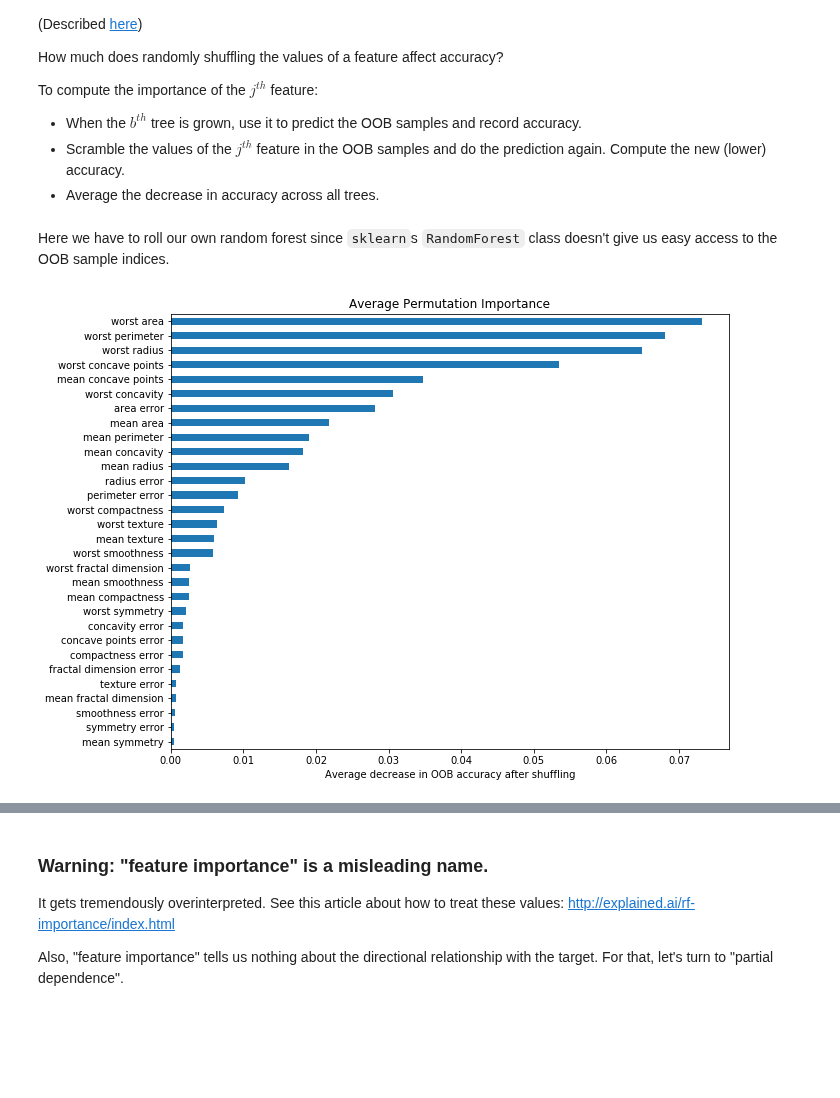
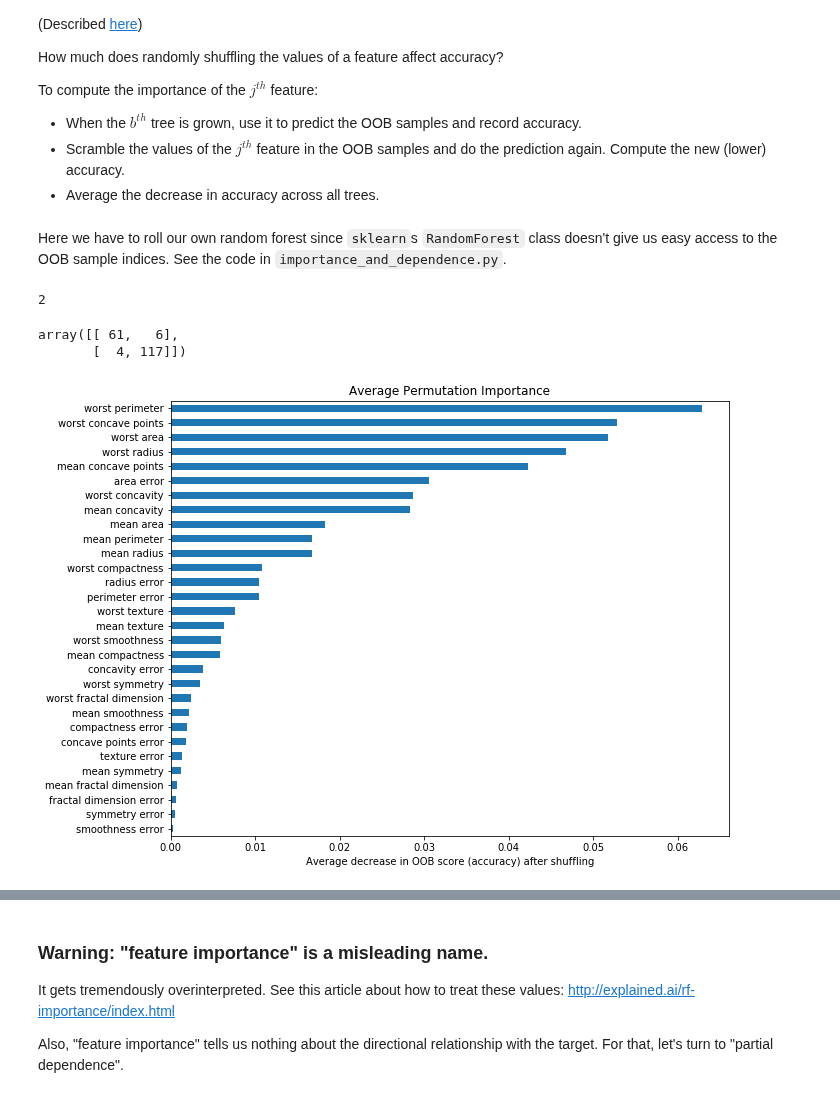
Before and after one commit to wmarshall484/DSI_LECTURES_2, a Jupyter notebook: random-forest/moses_marsh/random_forests.ipynb, the cells around one changed output, grey strips where cells are left out. Drawn from its saved outputs; the diff is of its cells as text; code cells hidden in the pictures; blank space fills up the shorter version.

```diff
--- a/random-forest/moses_marsh/random_forests.ipynb
+++ b/random-forest/moses_marsh/random_forests.ipynb
@@ -714,7 +731,7 @@ To compute the importance of the $j^{th}$ feature:
  * Scramble the values of the $j^{th}$ feature in the OOB samples and do the prediction again.  Compute the new (lower) accuracy.
  * Average the decrease in accuracy across all trees.
 # %% [markdown]
-Here we have to roll our own random forest since `sklearn`s `RandomForest` class doesn't give us easy access to the OOB sample indices.
+Here we have to roll our own random forest since `sklearn`s `RandomForest` class doesn't give us easy access to the OOB sample indices. See the code in `importance_and_dependence.py`.
 # %%
 # Load data
 data = load_breast_cancer()
@@ -750,7 +747,24 @@ for i in range(X.shape[1]):
+# %%
+# My random forest implementation only takes numpy arrays,
+# not pandas dataframes. Sorry!
+
+myrf = MyRandomForestClassifier(n_trees=1000)
+myrf.fit(X_train, y_train)
+# %%
+myrf.n_classes
+# %% [output]
+2
+# %%
+confusion_matrix(y_test, myrf.predict(X_test))
+# %% [output]
+array([[ 61,   6],
+       [  4, 117]])
 # %%
-importance_series = pd.Series(data=feat_importance, index=feature_names)
+my_feat_importance = my_oob_permutation_importance(myrf, X_train, y_train)
+
+importance_series = pd.Series(data=my_feat_importance, index=feature_names)
 ax = importance_series.sort_values().plot(kind='barh', figsize=(10,8))
 ax.set_title('Average Permutation Importance')
-ax.set_xlabel('Average decrease in OOB accuracy after shuffling');
+ax.set_xlabel('Average decrease in OOB score (accuracy) after shuffling');
 # %% [output]
-[figure, old version]
+[figure, new version]
```
Also changed, not shown: parts of 32 cells of this notebook, 1 other file.
